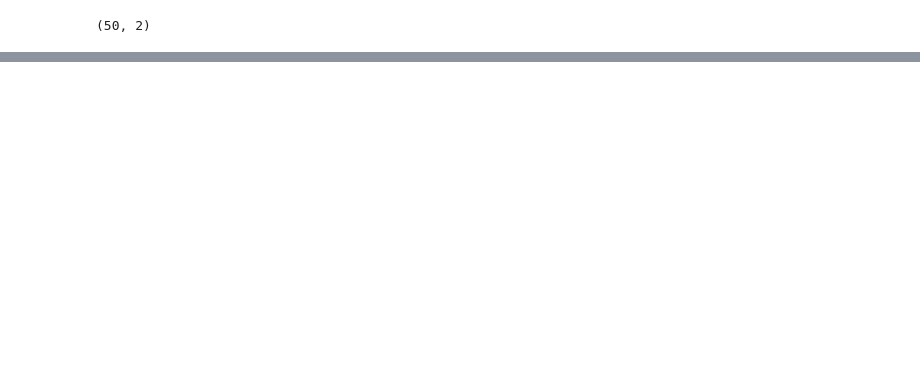
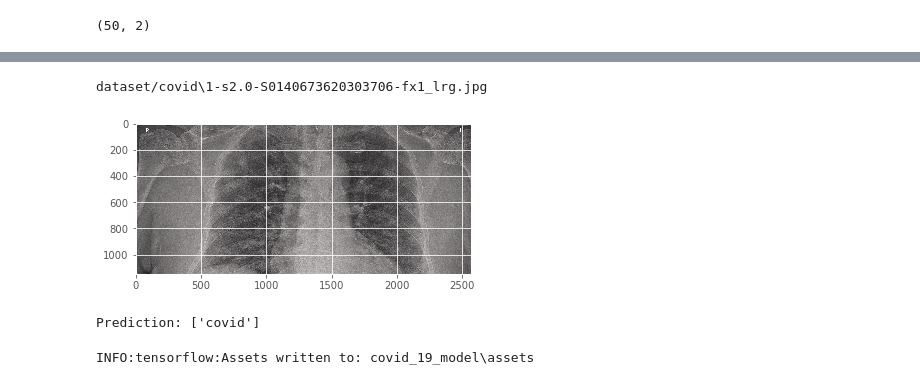
Before and after one commit to anandsm7/covid_19_x_ray_classification, a Jupyter notebook: covid_19.ipynb, the cells around one changed output, grey strips where cells are left out. Drawn from its saved outputs; the diff is of its cells as text; code cells hidden in the pictures; blank space fills up the shorter version.

```diff
--- a/covid_19.ipynb
+++ b/covid_19.ipynb
@@ -179,0 +196,15 @@ lbl.classes_[np.argmax(res)]
+# %%
+#Lets test the result
+test_img = cv2.imread(imagePaths[0])
+plt.imshow(test_img)
+print(imagePaths[0])
+# %% [output]
+dataset/covid\1-s2.0-S0140673620303706-fx1_lrg.jpg
+[figure, added]
+# %%
+test_img = cv2.resize(test_img,(224,224))
+test_img= test_img / 255.0
+res = model.predict(test_img.reshape(-1,224,224,3))
+print("Prediction:",lbl.classes_[res.argmax(axis=1)])
+# %% [output]
+Prediction: ['covid']
@@ -179,0 +214,14 @@ lbl.classes_[np.argmax(res)]
+# %%
+#save the model
+export_dir = "covid_19_model"
+tf.saved_model.save(model,export_dir)
+
+#lets choose optimization strategy
+optimization = tf.lite.Optimize.OPTIMIZE_FOR_SIZE
+
+#convert model to lite
+converter = tf.lite.TFLiteConverter.from_saved_model(export_dir)
+converter.optimization = [optimization]
+tflite_model= converter.convert()
+# %% [output]
+INFO:tensorflow:Assets written to: covid_19_model\assets
```
Also changed, not shown: parts of 22 cells of this notebook, 36 other files.
